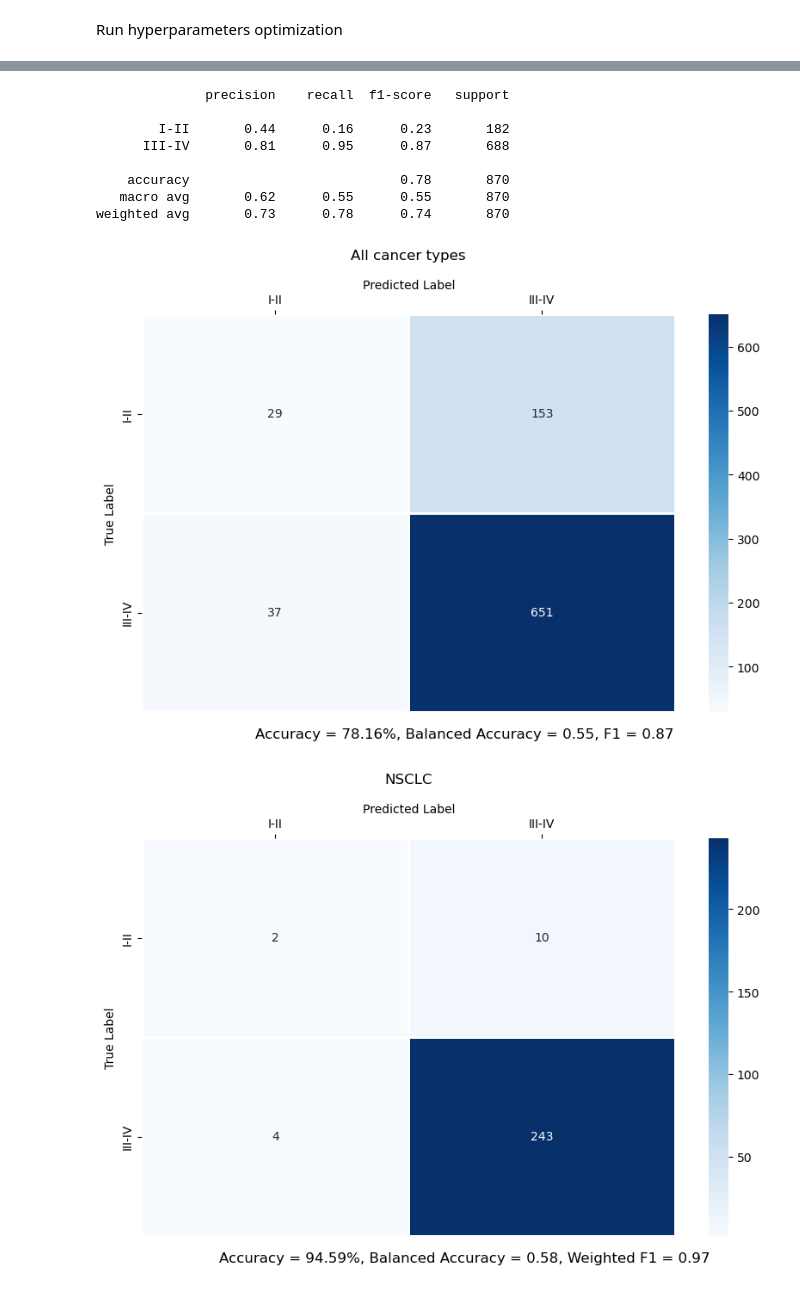
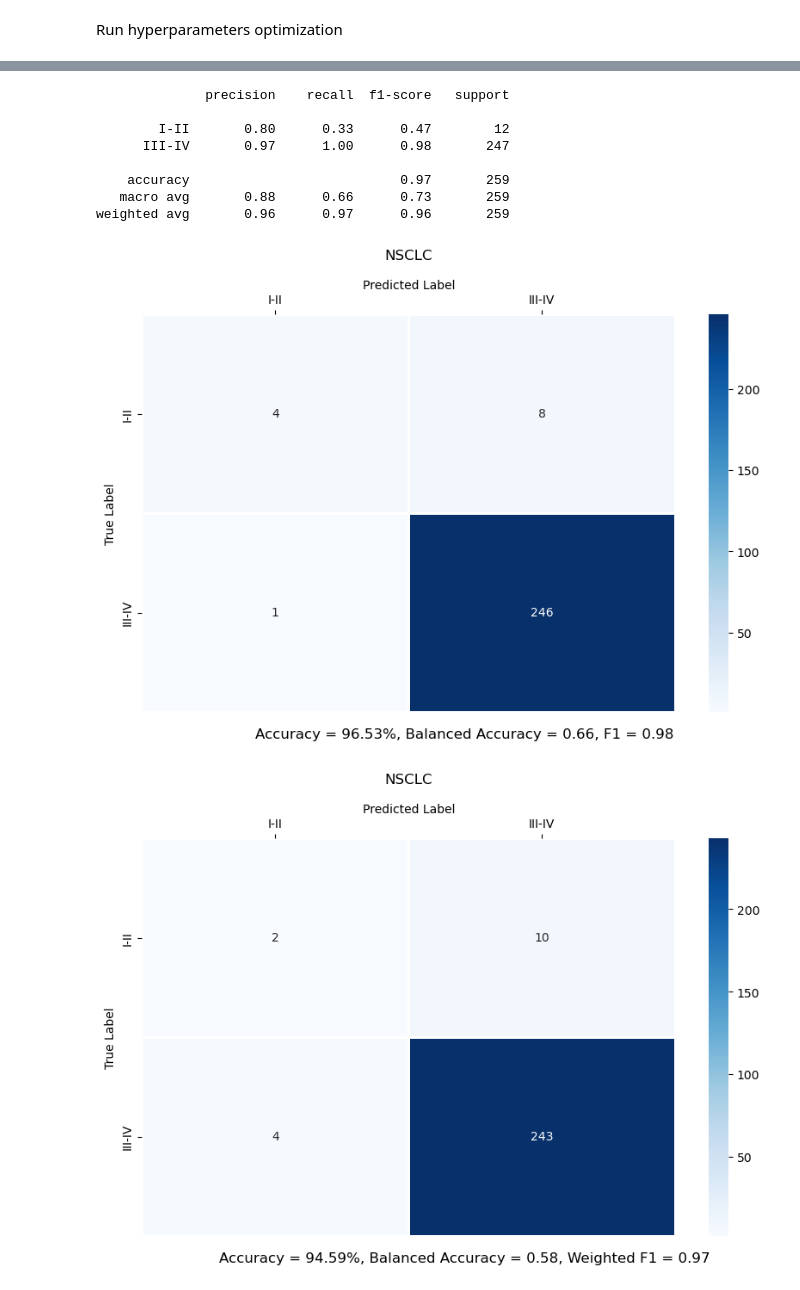
Before and after one commit to CyperStone/cancer-stage-prediction, a Jupyter notebook: notebooks/baseline_models.ipynb, the cells around one changed output, grey strips where cells are left out. Saved outputs shown, nothing was run; the diff lists cells and outputs as text; code cells hidden in the pictures.

```diff
--- a/notebooks/baseline_models.ipynb
+++ b/notebooks/baseline_models.ipynb
@@ -31,13 +31,13 @@ np.random.seed(random_state)
 # %% [markdown]
 Define directory paths to save results
 # %%
-output_dir_multiclass = '../results/updated_data/stable_features/baseline_models/multiclass/'
-output_dir_binary = '../results/updated_data/stable_features/baseline_models/binary/'
-output_dir_binary_2 = '../results/updated_data/stable_features/baseline_models/binary_I-II_vs_III-IV/'
+output_dir_multiclass = '../results/updated_data/all_features/NSCLC/baseline_models/multiclass/'
+output_dir_binary = '../results/updated_data/all_features/NSCLC/baseline_models/binary/'
+output_dir_binary_2 = '../results/updated_data/all_features/NSCLC/baseline_models/binary_I-II_vs_III-IV/'
 # %% [markdown]
 Load training data
 # %%
-data_path = '../data/cleaned/updated/stable_features/'
+data_path = '../data/cleaned/updated/all_features/NSCLC/'
 models_path = '../models'
 
 train = pd.read_csv(os.path.join(data_path, 'train.csv'), sep=';')
@@ -536,25 +536,25 @@ print(report)
 # %% [output]
               precision    recall  f1-score   support
 
-        I-II       0.44      0.16      0.23       182
-      III-IV       0.81      0.95      0.87       688
+        I-II       0.80      0.33      0.47        12
+      III-IV       0.97      1.00      0.98       247
 
-    accuracy                           0.78       870
-   macro avg       0.62      0.55      0.55       870
-weighted avg       0.73      0.78      0.74       870
+    accuracy                           0.97       259
+   macro avg       0.88      0.66      0.73       259
+weighted avg       0.96      0.97      0.96       259
 # %%
 accuracy = accuracy_score(y_true, y_pred.astype(int))
 balanced_accuracy = balanced_accuracy_score(y_true, y_pred.astype(int))
 f1 = f1_score(y_true, y_pred.astype(int))
 cm = confusion_matrix(y_true, y_pred.astype(int))
 
-title = 'All cancer types'
+title = 'NSCLC'
 scores_subtitle = f'Accuracy = {accuracy*100:.2f}%, Balanced Accuracy = {balanced_accuracy:.2f}, F1 = {f1:.2f}'
 
-filename = f'all_cancer_types.png'
+filename = f'baseline.png'
 plot_confusion_matrix(cm, labels, title, scores_subtitle, output_path=os.path.join(output_dir_binary_2, filename))
 # %% [output]
-[figure, old version]
+[figure, new version]
 # %%
 results = pd.DataFrame({
     'group': cancer_types,
```
Also changed, not shown: parts of 11 cells of this notebook.
